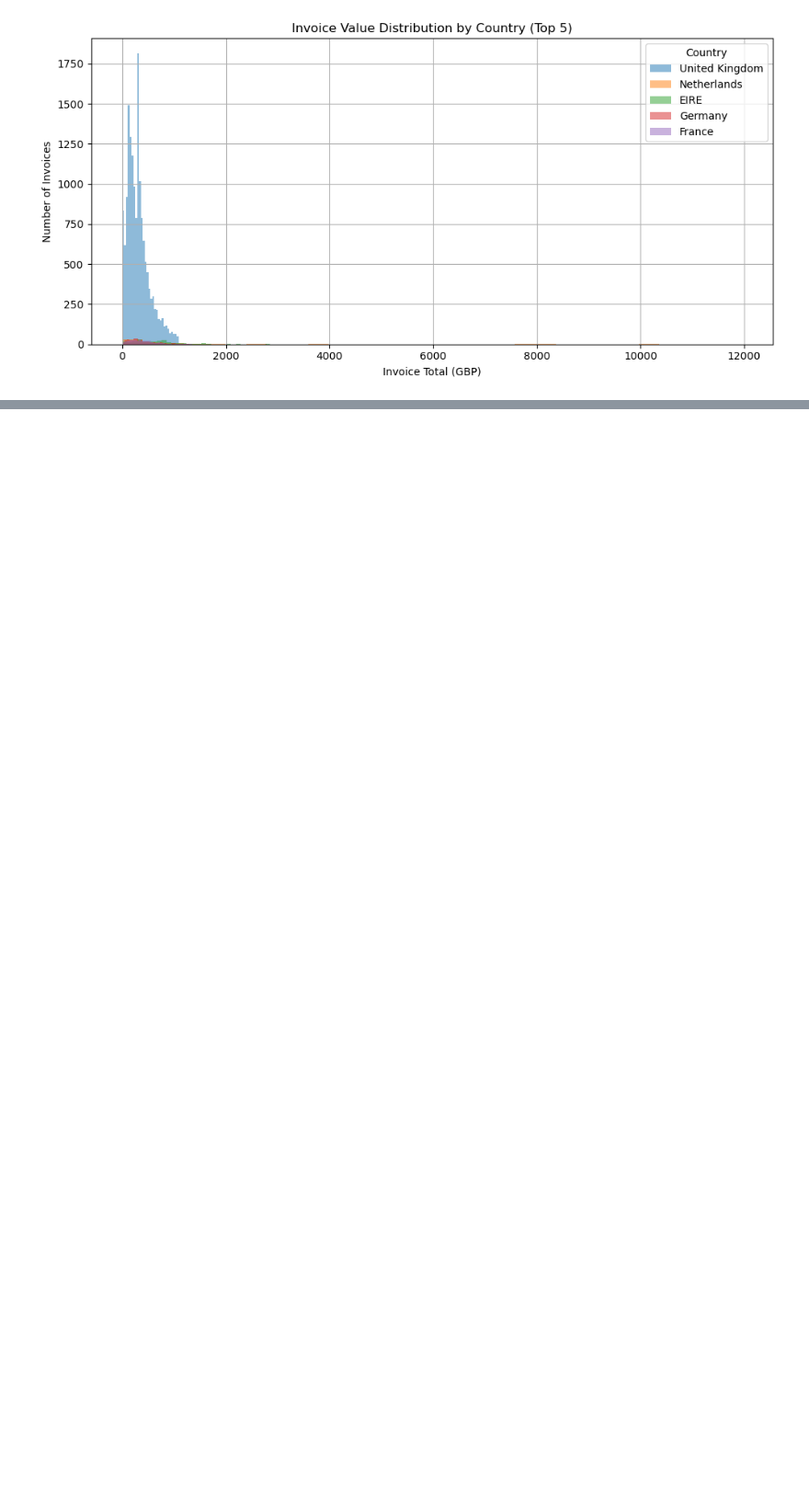
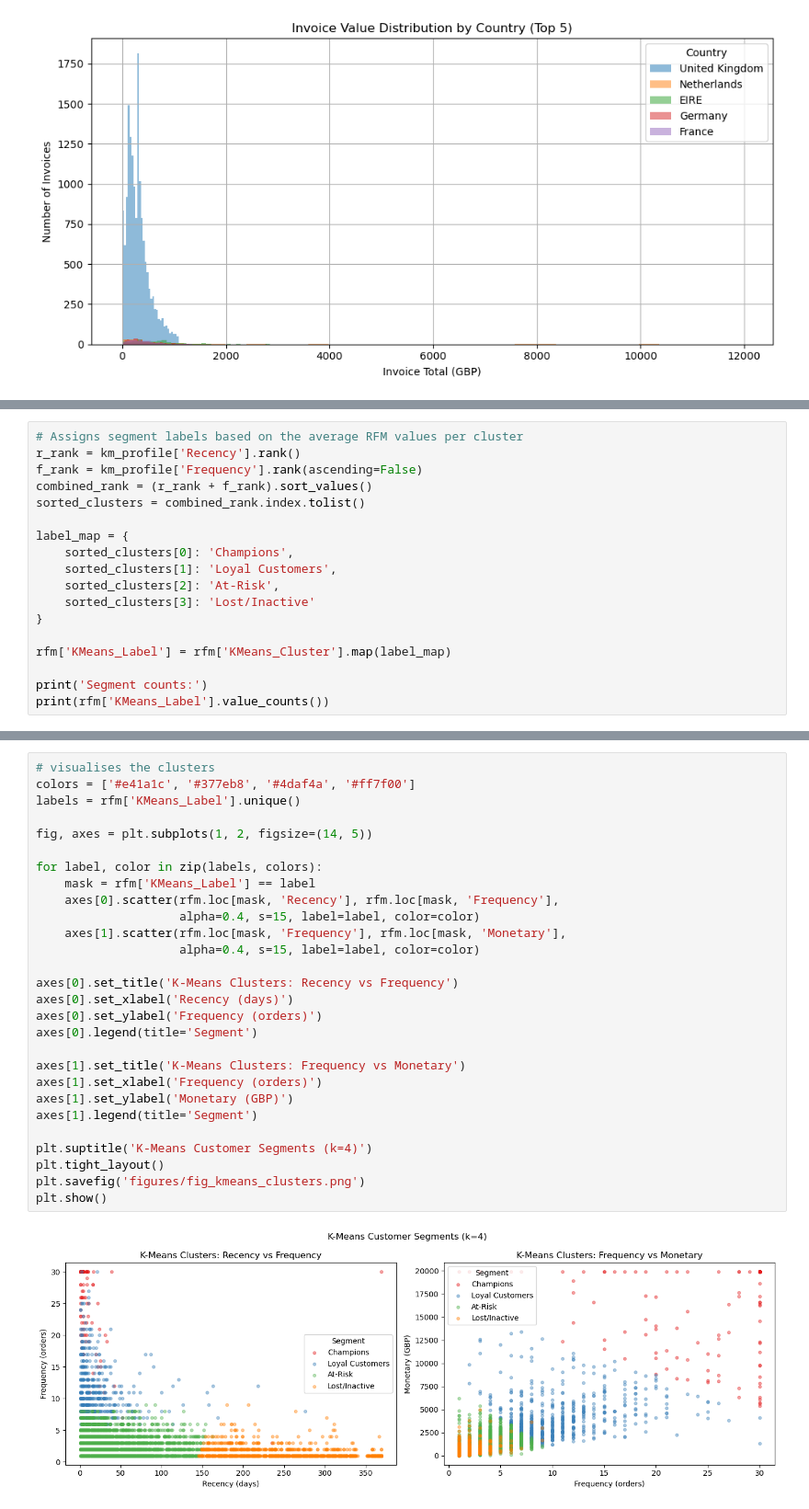
Before and after one commit to Lysitheatsu/PracDataSci, a Jupyter notebook: Assignment2/Assignment2.ipynb, the cells around one changed output, grey strips where cells are left out. Shown at 92% size. Saved outputs shown, nothing was run; the diff lists cells and outputs as text; blank space fills up the shorter version.

```diff
--- a/Assignment2/Assignment2.ipynb
+++ b/Assignment2/Assignment2.ipynb
@@ -556,0 +679,18 @@ plt.show()
+# %%
+# Assigns segment labels based on the average RFM values per cluster
+r_rank = km_profile['Recency'].rank()
+f_rank = km_profile['Frequency'].rank(ascending=False)
+combined_rank = (r_rank + f_rank).sort_values()
+sorted_clusters = combined_rank.index.tolist()
+
+label_map = {
+    sorted_clusters[0]: 'Champions',
+    sorted_clusters[1]: 'Loyal Customers',
+    sorted_clusters[2]: 'At-Risk',
+    sorted_clusters[3]: 'Lost/Inactive'
+}
+
+rfm['KMeans_Label'] = rfm['KMeans_Cluster'].map(label_map)
+
+print('Segment counts:')
+print(rfm['KMeans_Label'].value_counts())
@@ -556,0 +705,30 @@ plt.show()
+# %%
+# visualises the clusters
+colors = ['#e41a1c', '#377eb8', '#4daf4a', '#ff7f00']
+labels = rfm['KMeans_Label'].unique()
+
+fig, axes = plt.subplots(1, 2, figsize=(14, 5))
+
+for label, color in zip(labels, colors):
+    mask = rfm['KMeans_Label'] == label
+    axes[0].scatter(rfm.loc[mask, 'Recency'], rfm.loc[mask, 'Frequency'],
+                    alpha=0.4, s=15, label=label, color=color)
+    axes[1].scatter(rfm.loc[mask, 'Frequency'], rfm.loc[mask, 'Monetary'],
+                    alpha=0.4, s=15, label=label, color=color)
+
+axes[0].set_title('K-Means Clusters: Recency vs Frequency')
+axes[0].set_xlabel('Recency (days)')
+axes[0].set_ylabel('Frequency (orders)')
+axes[0].legend(title='Segment')
+
+axes[1].set_title('K-Means Clusters: Frequency vs Monetary')
+axes[1].set_xlabel('Frequency (orders)')
+axes[1].set_ylabel('Monetary (GBP)')
+axes[1].legend(title='Segment')
+
+plt.suptitle('K-Means Customer Segments (k=4)')
+plt.tight_layout()
+plt.savefig('figures/fig_kmeans_clusters.png')
+plt.show()
+# %% [output]
+[figure, added]
```
Also changed, not shown: parts of 7 cells of this notebook, 2 other files.
